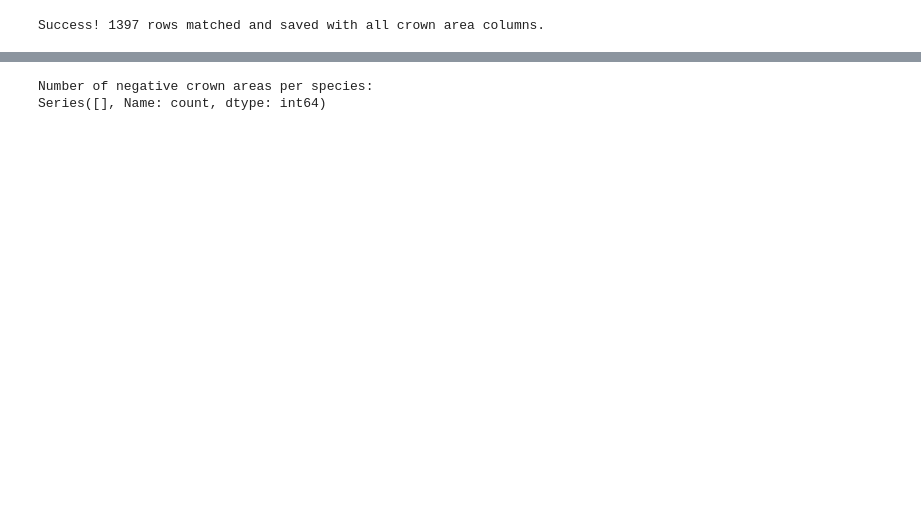
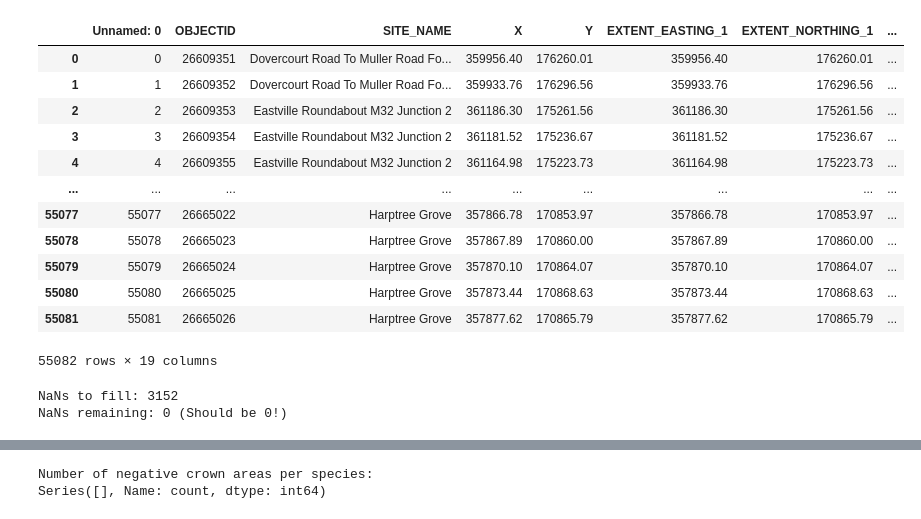
Before and after one commit to livbrannan/Quantify-Bristol-Trees-on-Traffic-NOx, a Jupyter notebook: Tree_data_processing/crown_area_within_radii.ipynb, the cells around one changed output, grey strips where cells are left out. Drawn from its saved outputs; the diff is of its cells as text; code cells hidden in the pictures; blank space fills up the shorter version.

Commit message:
filled NaNs with averages still wip whether correct

```diff
--- a/Tree_data_processing/crown_area_within_radii.ipynb
+++ b/Tree_data_processing/crown_area_within_radii.ipynb
@@ -1,21 +1,71 @@
 # %%
 import pandas as pd
 
 # 1. Load the two datasets
 df_trees = pd.read_csv('trees_within_radius.csv')
 df_crown = pd.read_csv('crown_area_interpolated_final.csv')
 
-# 2. Extract the target Object IDs from the TREES dataset
-target_ids = df_trees['OBJECTID'].unique()
-
-# 3. Filter the CROWN dataset
-# This keeps all columns in df_crown (including your extra one),
-# but only for the rows where the ObjectID was in the trees dataset.
-df_result = df_crown[df_crown['OBJECTID'].isin(target_ids)]
-
-# 4. Save the result to a new Excel file
-df_result.to_excel('crown_area_filtered_output.xlsx', index=False)
-
-print(f"Success! {len(df_result)} rows matched and saved with all crown area columns.")
+# now make average crown area per species
+df_crown
 # %% [output]
+|  | Unnamed: 0 | OBJECTID | SITE_NAME | X | Y | EXTENT_EASTING_1 | EXTENT_NORTHING_1 | ... |
+| 0 | 0 | 26609351 | Dovercourt Road To Muller Road Fo... | 359956.40 | 176260.01 | 359956.40 | 176260.01 | ... |
+| 1 | 1 | 26609352 | Dovercourt Road To Muller Road Fo... | 359933.76 | 176296.56 | 359933.76 | 176296.56 | ... |
+| 2 | 2 | 26609353 | Eastville Roundabout M32 Junction 2 | 361186.30 | 175261.56 | 361186.30 | 175261.56 | ... |
+| 3 | 3 | 26609354 | Eastville Roundabout M32 Junction 2 | 361181.52 | 175236.67 | 361181.52 | 175236.67 | ... |
+| 4 | 4 | 26609355 | Eastville Roundabout M32 Junction 2 | 361164.98 | 175223.73 | 361164.98 | 175223.73 | ... |
+| ... | ... | ... | ... | ... | ... | ... | ... | ... |
+| 55077 | 55077 | 26665022 | Harptree Grove | 357866.78 | 170853.97 | 357866.78 | 170853.97 | ... |
+| 55078 | 55078 | 26665023 | Harptree Grove | 357867.89 | 170860.00 | 357867.89 | 170860.00 | ... |
+| 55079 | 55079 | 26665024 | Harptree Grove | 357870.10 | 170864.07 | 357870.10 | 170864.07 | ... |
+| 55080 | 55080 | 26665025 | Harptree Grove | 357873.44 | 170868.63 | 357873.44 | 170868.63 | ... |
+| 55081 | 55081 | 26665026 | Harptree Grove | 357877.62 | 170865.79 | 357877.62 | 170865.79 | ... |
-Success! 1397 rows matched and saved with all crown area columns.
+55082 rows × 19 columns
+# %%
+df = df_crown
+
+# 1. Define your evergreen set
+evergreen_set = {
+    "Bay", "Box", "Cabbage Palm", "Cedar", "Chusan Palm", "Conifer", "Cypress", "Douglas Fir", "Eleagnus",
+    "Eucalyptus", "Feijoa", "Fir", "Firethorn", "Hiba", "Hemlock", "Holly", "Juniper", "Laurel", "Monkey Puzzle",
+    "Pine", "Pittosporum", "Redwood", "Scots Pine", "Spruce", "Strawberry Tree", "Wedding Cake Tree", "Yew"
+}
+
+# (Assuming your dataframe is already loaded as 'df')
+
+# --- INITIAL CHECK ---
+missing_before = df['CROWN_AREA_COMPLETE'].isna().sum()
+print(f"NaNs to fill: {missing_before}")
+
+# --- PHASE 1: Species-Specific Averages ---
+# Calculate the mean for each species and create a matching series
+species_means = df.groupby('COMMON_NAME')['CROWN_AREA_COMPLETE'].transform('mean')
+
+# Fill NaNs in the target column using the species_means series
+df['CROWN_AREA_COMPLETE'] = df['CROWN_AREA_COMPLETE'].fillna(species_means)
+
+
+# --- PHASE 2: Fallback to Evergreen/Deciduous Averages ---
+# Create a temporary column to classify every tree as Evergreen or Deciduous
+# We use .isin() for a fast, clean check against your set
+df['Tree_Type'] = df['COMMON_NAME'].apply(lambda x: 'Evergreen' if x in evergreen_set else 'Deciduous')
+
+# Calculate the mean for both types based on the CURRENT state of the data
+type_means = df.groupby('Tree_Type')['CROWN_AREA_COMPLETE'].transform('mean')
+
+# Fill any remaining NaNs (where a species had no numeric data at all) with the type mean
+df['CROWN_AREA_COMPLETE'] = df['CROWN_AREA_COMPLETE'].fillna(type_means)
+
+
+# --- CLEANUP AND VERIFY ---
+# Drop the temporary Tree_Type column to keep your dataframe exactly as it was
+df = df.drop(columns=['Tree_Type'])
+
+missing_after = df['CROWN_AREA_COMPLETE'].isna().sum()
+print(f"NaNs remaining: {missing_after} (Should be 0!)")
+
+# Save your work
+df.to_csv('imputed_crown_areas.csv', index=False)
+# %% [output]
+NaNs to fill: 3152
+NaNs remaining: 0 (Should be 0!)
```
Also changed, not shown: parts of 5 cells of this notebook, 3 other files.
